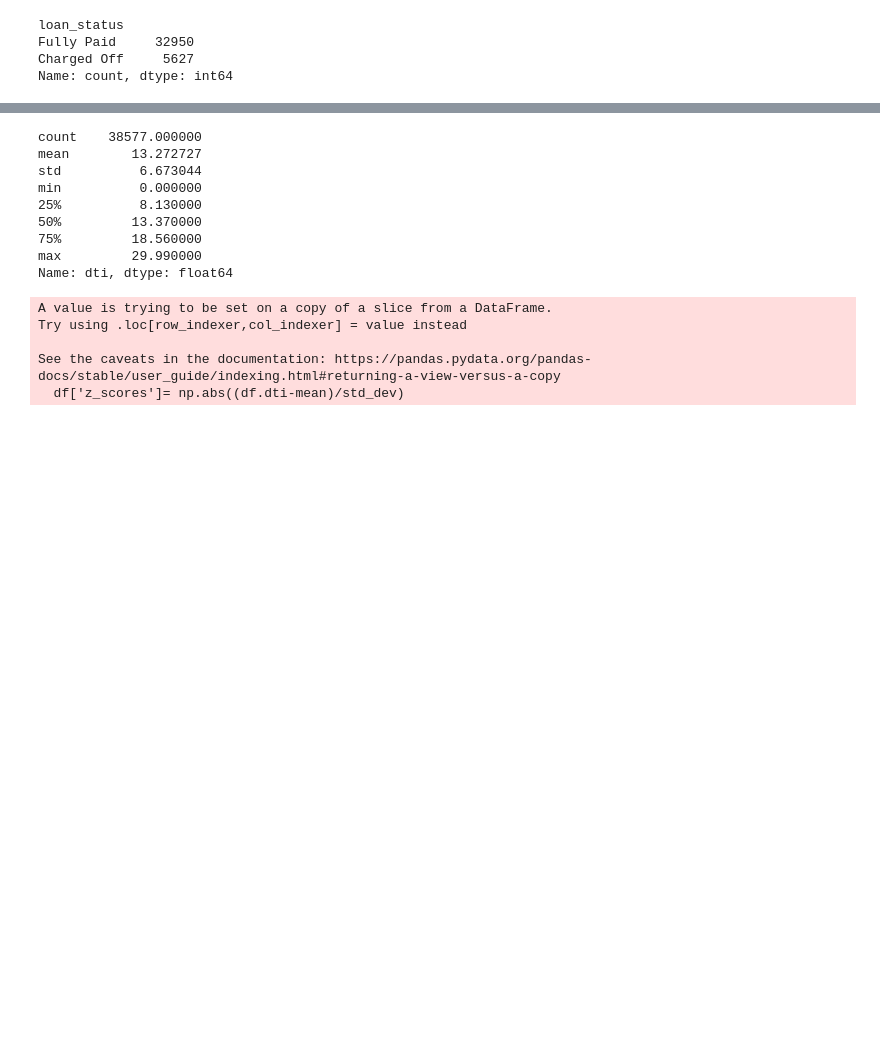
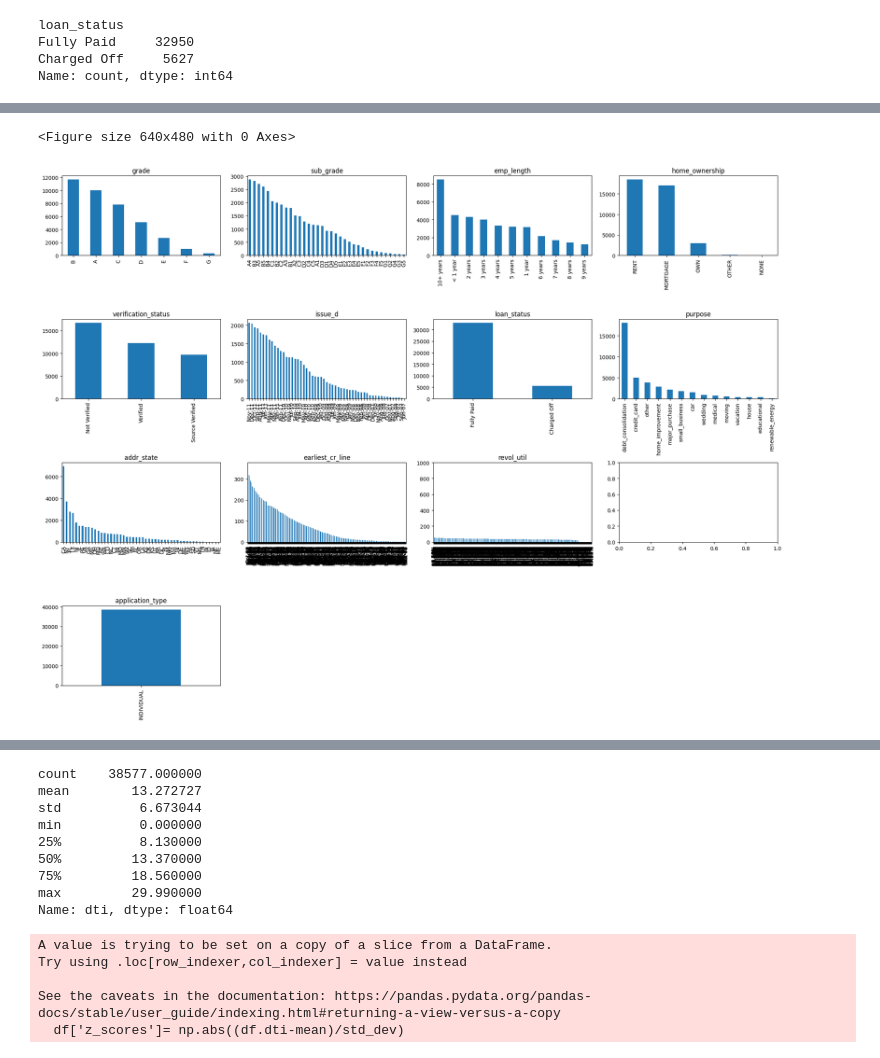
Before and after one commit to thomami244/LendingClubCaseStudy, a Jupyter notebook: Supriyo Roy & Michael Thomas - Lending Club Case Study.ipynb, the cells around one changed output, grey strips where cells are left out. Drawn from its saved outputs; the diff is of its cells as text; code cells hidden in the pictures; blank space fills up the shorter version.

```diff
--- a/Supriyo Roy & Michael Thomas - Lending Club Case Study.ipynb
+++ b/Supriyo Roy & Michael Thomas - Lending Club Case Study.ipynb
@@ -213,0 +361,41 @@ Name: count, dtype: int64
+# %%
+# Selecting numerical columns dynamically
+numerical_cols = df.select_dtypes(include=[np.number]).columns
+
+# Selecting categorical columns dynamically
+categorical_cols = df.select_dtypes(exclude=[np.number]).columns
+
+# Function to calculate the grid size
+def calculate_grid_size(num_items):
+    ncols = int(np.ceil(np.sqrt(num_items)))
+    nrows = int(np.ceil(num_items / ncols))
+    return nrows, ncols
+
+# Remove any unused subplots
+if len(numerical_cols) < len(axes):
+    for ax in axes[len(numerical_cols):]:
+        fig.delaxes(ax)
+
+plt.tight_layout()
+plt.show()
+
+# Plotting categorical columns
+nrows, ncols = calculate_grid_size(len(categorical_cols))
+fig, axes = plt.subplots(nrows, ncols, figsize=(20, 15))
+axes = axes.flatten()
+
+for ax, col in zip(axes, categorical_cols):
+    if not df[col].dropna().empty:
+        df[col].value_counts().plot(kind='bar', ax=ax)
+        ax.set_title(col)
+
+# Remove any unused subplots
+if len(categorical_cols) < len(axes):
+    for ax in axes[len(categorical_cols):]:
+        fig.delaxes(ax)
+
+plt.tight_layout()
+plt.show()
+# %% [output]
+<Figure size 640x480 with 0 Axes>
+[figure, added]
```
Also changed, not shown: parts of 27 cells of this notebook, 1 other file.
